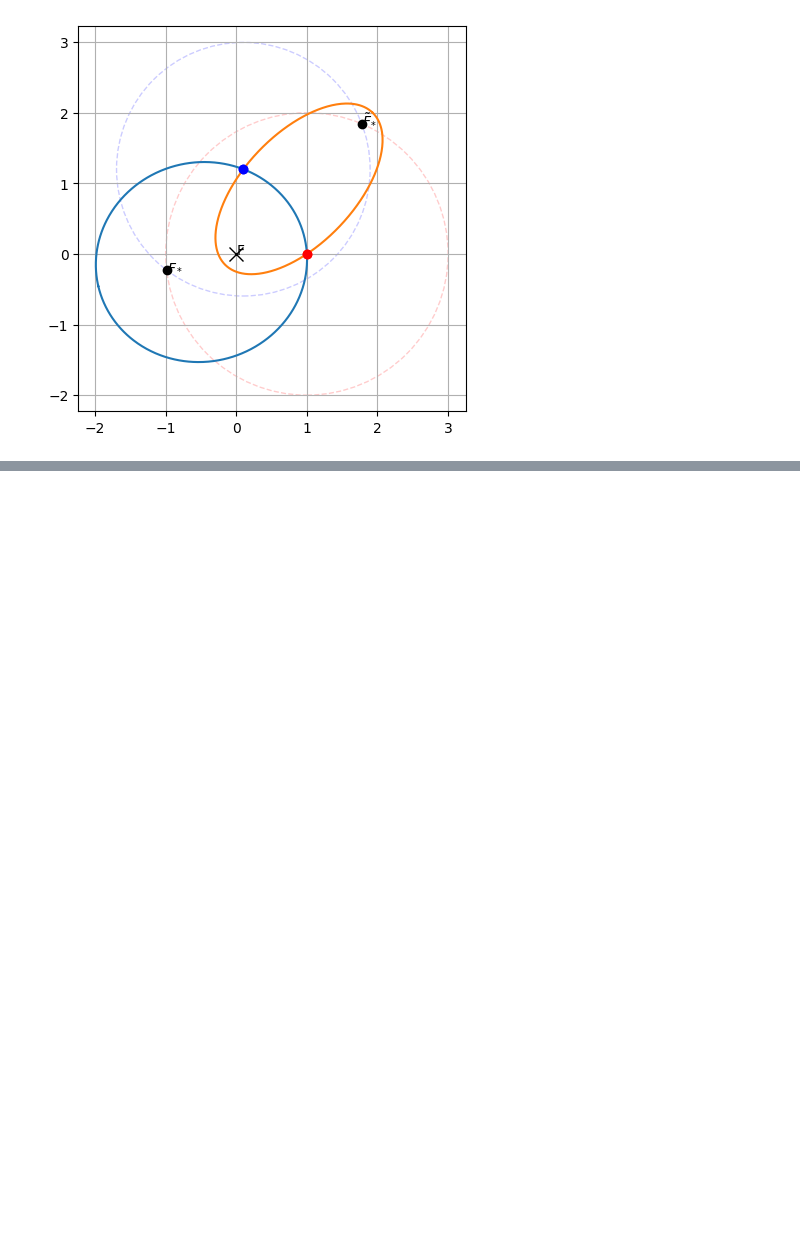
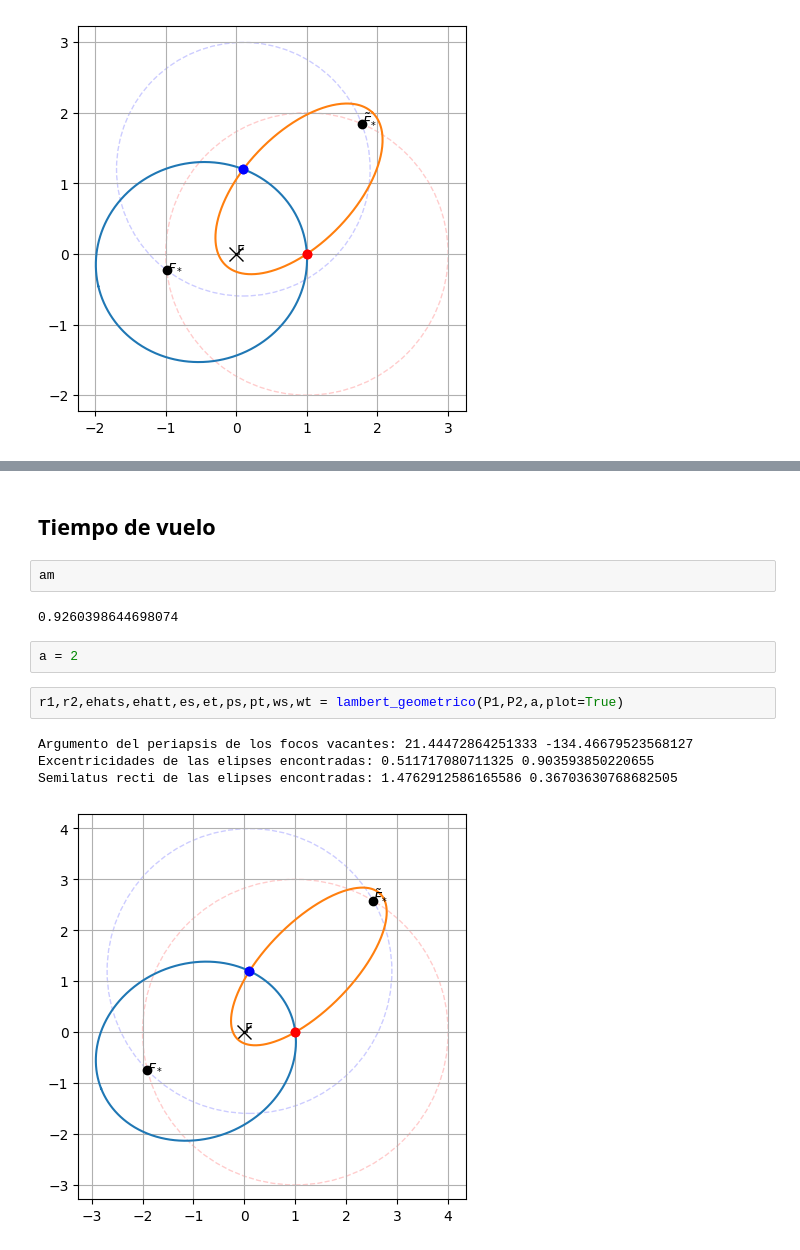
Before and after one commit to seap-udea/notas-astrodyn, a Jupyter notebook: Clase-04-astrodyn-problema_lambert_2.ipynb, the cells around one changed output, grey strips where cells are left out. Saved outputs shown, nothing was run; the diff lists cells and outputs as text; blank space fills up the shorter version.

```diff
--- a/Clase-04-astrodyn-problema_lambert_2.ipynb
+++ b/Clase-04-astrodyn-problema_lambert_2.ipynb
@@ -135,0 +179,15 @@ Semilatus recti de las elipses encontradas: 1.328922761357311 0.4077381382794063
+# %% [markdown]
+## Tiempo de vuelo
+# %%
+am
+# %% [output]
+0.9260398644698074
+# %%
+a = 2
+# %%
+r1,r2,ehats,ehatt,es,et,ps,pt,ws,wt = lambert_geometrico(P1,P2,a,plot=True)
+# %% [output]
+Argumento del periapsis de los focos vacantes: 21.44472864251333 -134.46679523568127
+Excentricidades de las elipses encontradas: 0.511717080711325 0.903593850220655
+Semilatus recti de las elipses encontradas: 1.4762912586165586 0.36703630768682505
+[figure, added]
```
Also changed, not shown: parts of 24 cells of this notebook, 2 other files.
